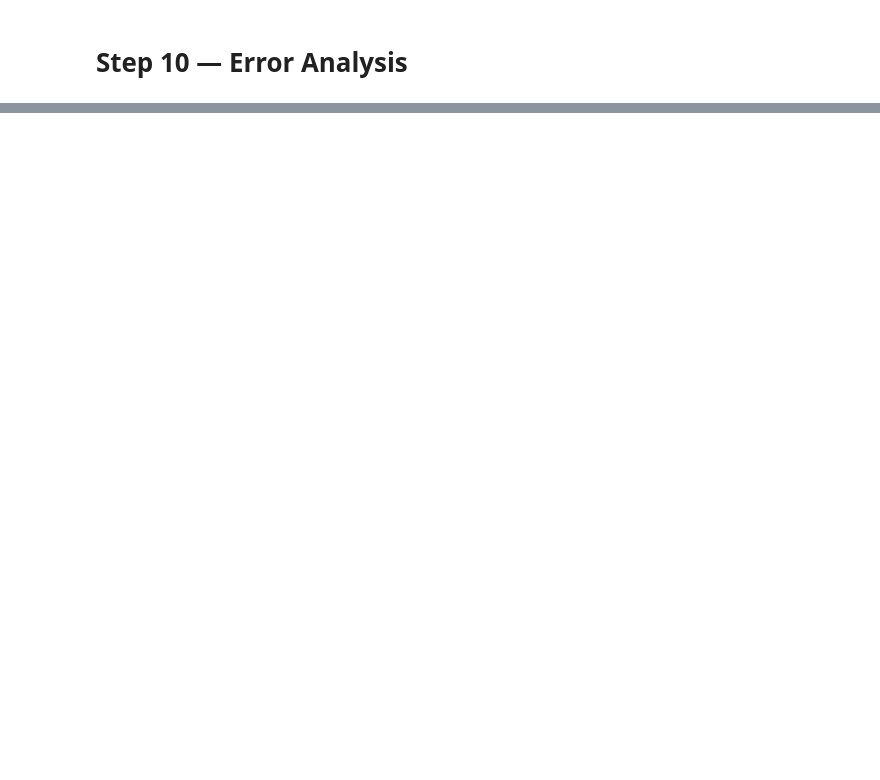
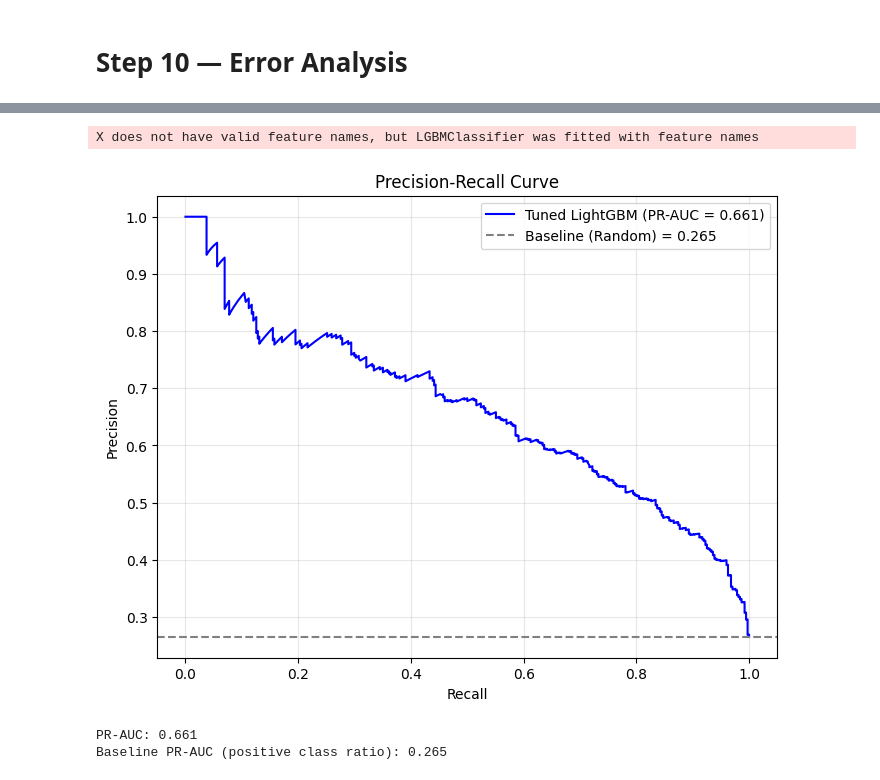
Before and after one commit to sushant758/ML-Exercises, a Jupyter notebook: Telco Customer Churn.ipynb, the cells around one changed output, grey strips where cells are left out. Drawn from its saved outputs; the diff is of its cells as text; code cells hidden in the pictures; blank space fills up the shorter version.

```diff
--- a/Telco Customer Churn.ipynb
+++ b/Telco Customer Churn.ipynb
@@ -1195,0 +1358,32 @@ weighted avg       0.80      0.75      0.76      1409
+# %%
+from sklearn.metrics import precision_recall_curve, average_precision_score
+import matplotlib.pyplot as plt
+
+y_prob = best_model.predict_proba(X_test)[:, 1]
+
+# Calculate precision, recall at all thresholds
+precision, recall, pr_thresholds = precision_recall_curve(y_test, y_prob)
+
+# PR-AUC (Average Precision)
+pr_auc = average_precision_score(y_test, y_prob)
+
+# Baseline = positive class ratio (random model's PR-AUC)
+baseline = y_test.mean()
+
+plt.figure(figsize=(8, 6))
+plt.plot(recall, precision, color='blue', label=f'Tuned LightGBM (PR-AUC = {pr_auc:.3f})')
+plt.axhline(baseline, color='gray', linestyle='--', label=f'Baseline (Random) = {baseline:.3f}')
+plt.xlabel('Recall')
+plt.ylabel('Precision')
+plt.title('Precision-Recall Curve')
+plt.legend()
+plt.grid(alpha=0.3)
+plt.show()
+
+print(f"PR-AUC: {pr_auc:.3f}")
+print(f"Baseline PR-AUC (positive class ratio): {baseline:.3f}")
+# %% [output]
+X does not have valid feature names, but LGBMClassifier was fitted with feature names
+[figure, added]
+PR-AUC: 0.661
+Baseline PR-AUC (positive class ratio): 0.265
```
Also changed, not shown: parts of 59 cells of this notebook.
